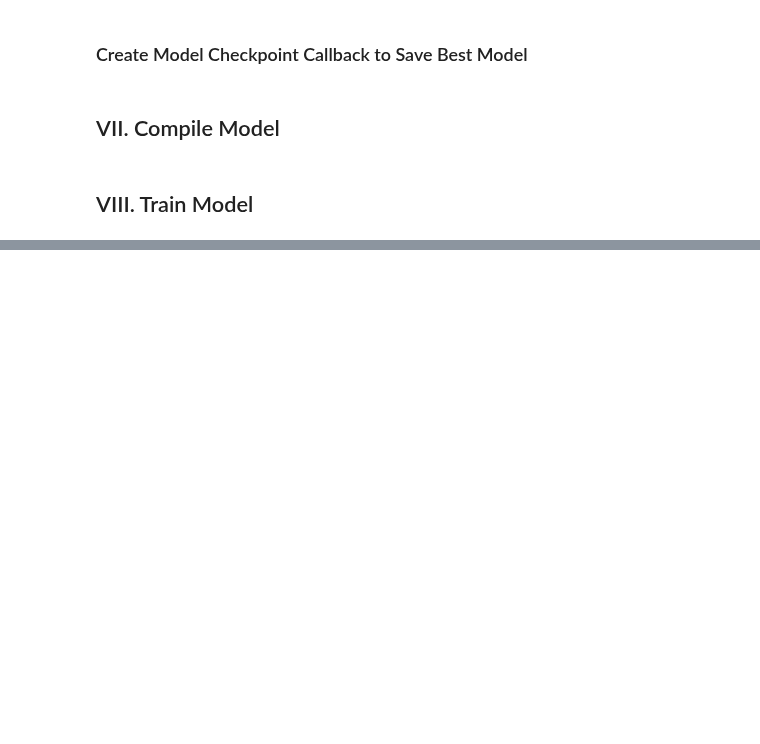
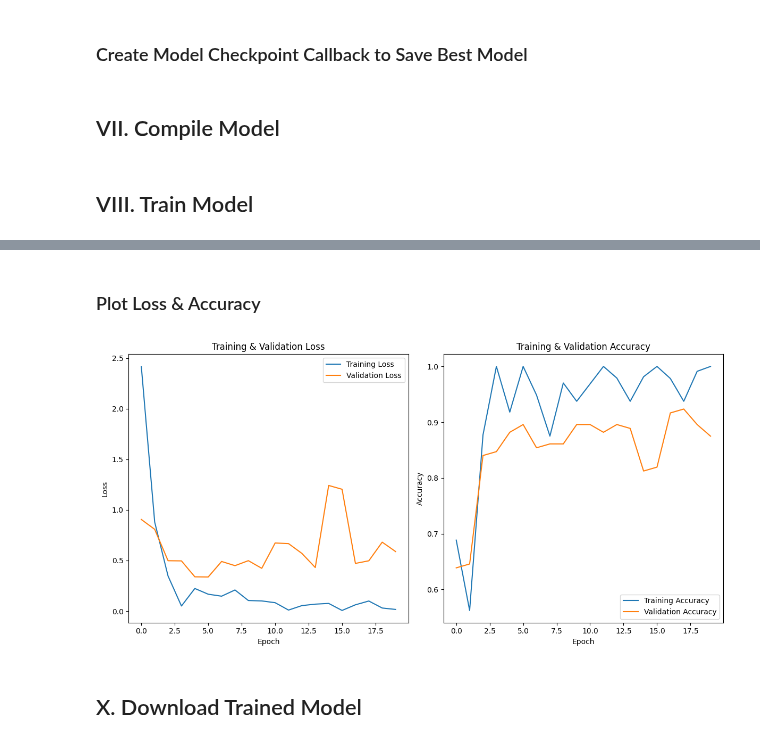
Before and after one commit to hariskhan-hk/Tumor_Classification, a Jupyter notebook: Tumor_Classification.ipynb, the cells around one changed output, grey strips where cells are left out. Saved outputs shown, nothing was run; the diff lists cells and outputs as text; code cells hidden in the pictures; blank space fills up the shorter version.

```diff
--- a/Tumor_Classification.ipynb
+++ b/Tumor_Classification.ipynb
@@ -325,0 +403,12 @@ Epoch 20: val_accuracy improved from 0.90278 to 0.90972, saving model to /conten
+# %%
+# Create a Pandas DataFrame containing the training history (metrics) of the model
+train_history = pd.DataFrame(history.history)
+
+# Add a new column 'Epoch' with values from 1 to the number of epochs
+train_history['Epoch'] = range(1, len(train_history) + 1)
+
+# Reorder columns for clarity
+train_history = train_history[['Epoch', 'loss', 'accuracy', 'val_loss', 'val_accuracy']]
+
+# Display the DataFrame
+train_history
@@ -326,3 +461,32 @@ Epoch 20: val_accuracy improved from 0.90278 to 0.90972, saving model to /conten
+# %% [markdown]
+### Plot Loss & Accuracy
+# %%
+# Plotting the training and validation loss
+plt.figure(figsize=(12, 6))
+plt.subplot(1, 2, 1)
+plt.plot(train_history['loss'], label='Training Loss')
+plt.plot(train_history['val_loss'], label='Validation Loss')
+plt.title('Training & Validation Loss')
+plt.xlabel('Epoch')
+plt.ylabel('Loss')
+plt.legend()
+
+# Plotting the training and validation accuracy
+plt.subplot(1, 2, 2)
+plt.plot(train_history['accuracy'], label='Training Accuracy')
+plt.plot(train_history['val_accuracy'], label='Validation Accuracy')
+plt.title('Training & Validation Accuracy')
+plt.xlabel('Epoch')
+plt.ylabel('Accuracy')
+plt.legend()
+
+# Show the plots
+plt.tight_layout()
+plt.show()
+# %% [output]
+[figure, added]
+# %% [markdown]
+## X. Download Trained Model
 # %%
 from google.colab import files
 
```
Also changed, not shown: parts of 19 cells of this notebook.
